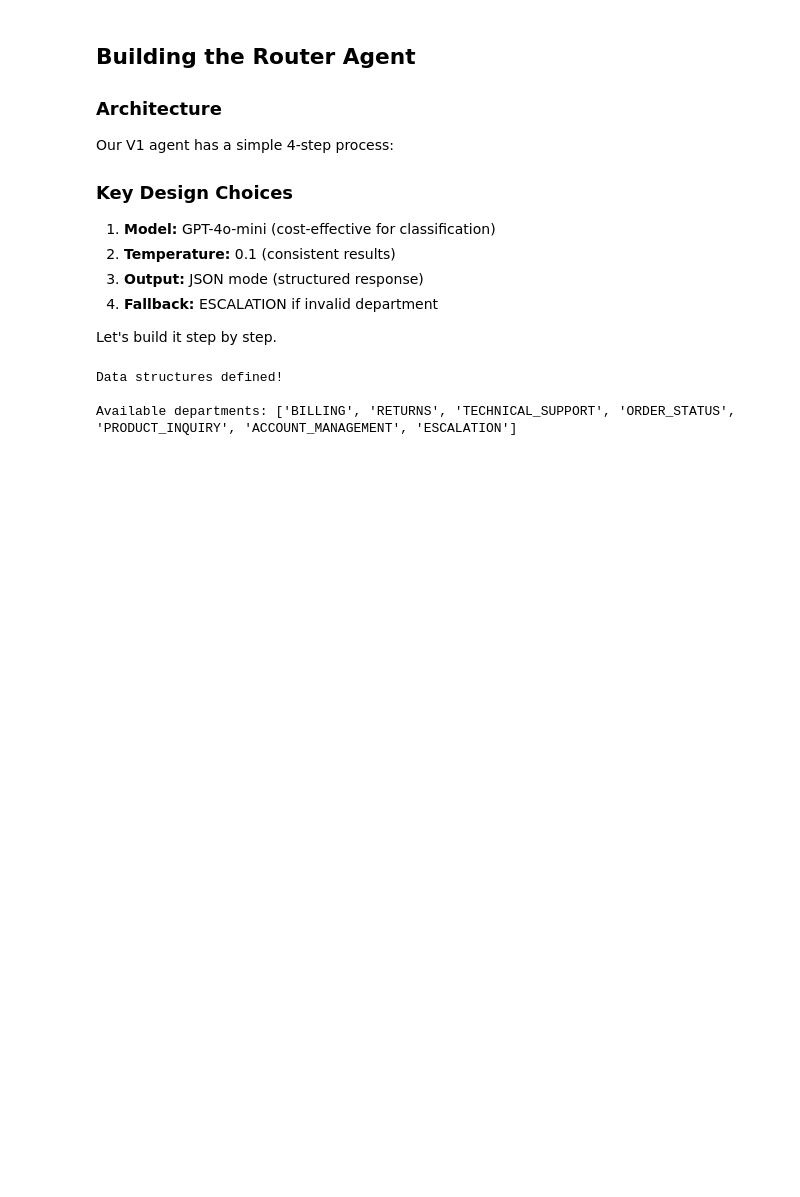
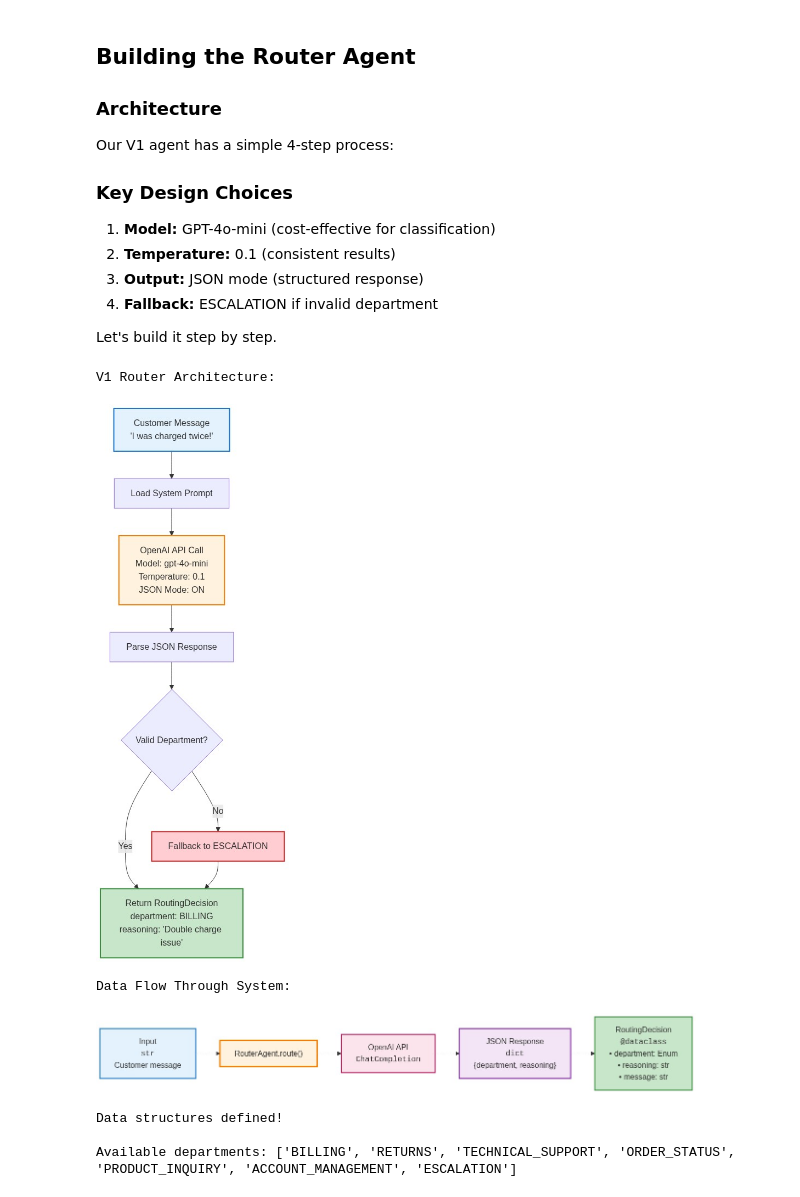
Before and after one commit to LinkedInLearning/agentic-ai-build-your-first-agentic-ai-system-4645038, a Jupyter notebook: action_autonomy.ipynb, the cells around one changed output. Drawn from its saved outputs; the diff is of its cells as text; code cells hidden in the pictures; blank space fills up the shorter version.

```diff
--- a/action_autonomy.ipynb
+++ b/action_autonomy.ipynb
@@ -124,11 +130,16 @@ Let's build it step by step.
 # %%
 from IPython.display import Image, display
 
 print("V1 Router Architecture:")
-display(Image('/content/agentic-ai-build-your-first-agentic-ai-system-4645038/assets/diagrams/v1_architecture.png', width=600))
+display(Image('assets/diagrams/v1_architecture.png', width=600))
 
 print("\nData Flow Through System:")
-display(Image('/content/agentic-ai-build-your-first-agentic-ai-system-4645038/assets/diagrams/v1_data_flow.png', width=600))
+display(Image('assets/diagrams/v1_data_flow.png', width=600))
+# %% [output]
+V1 Router Architecture:
+[figure, added]
+Data Flow Through System:
+[figure, added]
 # %%
 # Step 1: Define data structures
 
```
Also changed, not shown: parts of 12 cells of this notebook.
